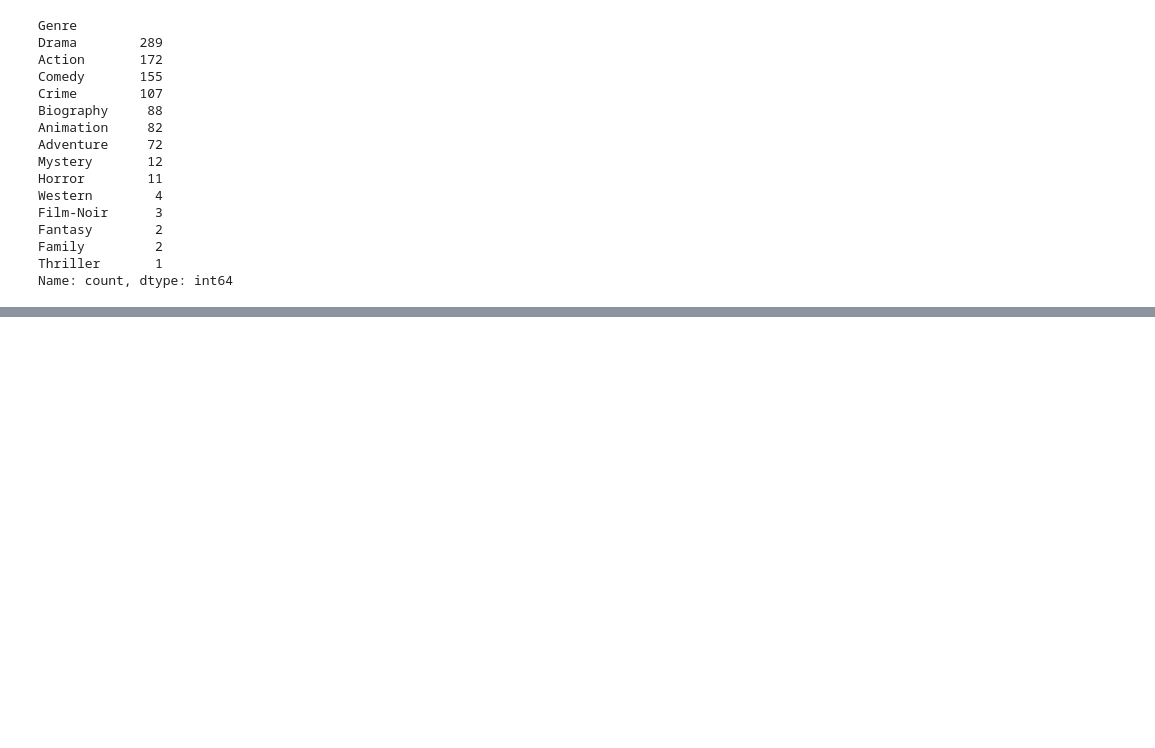
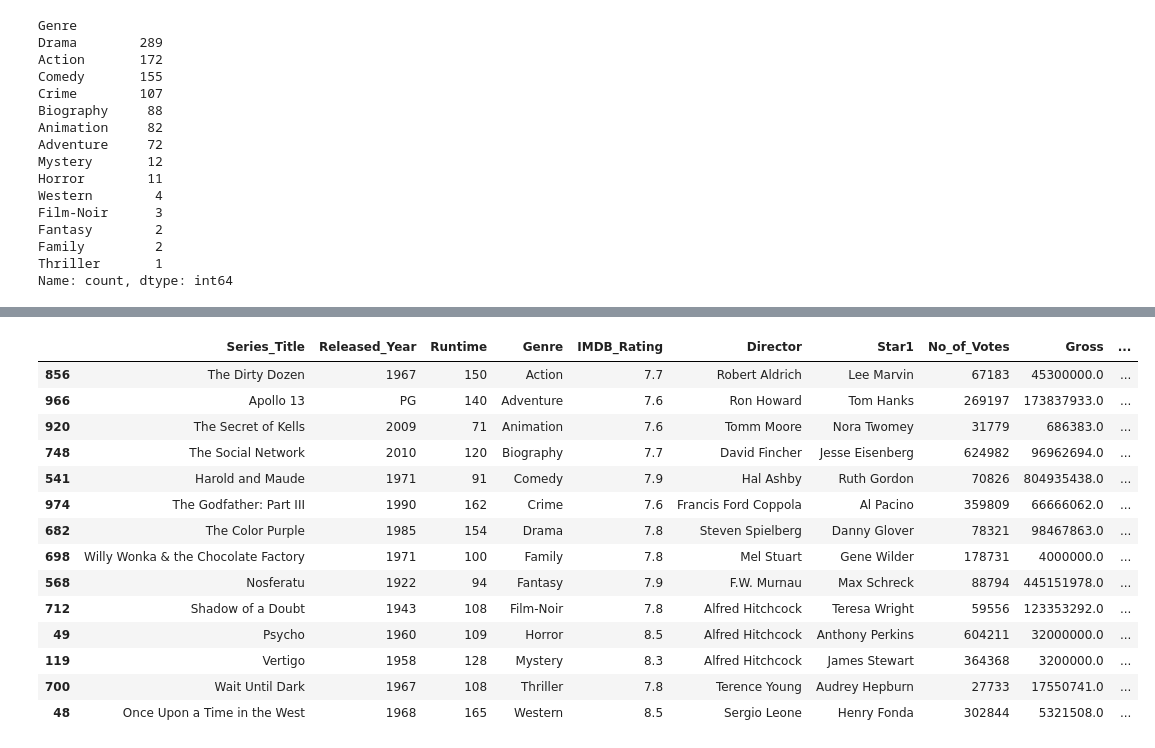
Before and after one commit to Abhishek6706/Fundamentals, a Jupyter notebook: pandas/DataFrame/group_by.ipynb, the cells around one changed output, grey strips where cells are left out. Drawn from its saved outputs; the diff is of its cells as text; code cells hidden in the pictures; blank space fills up the shorter version.

```diff
--- a/pandas/DataFrame/group_by.ipynb
+++ b/pandas/DataFrame/group_by.ipynb
@@ -431,0 +695,18 @@ Name: count, dtype: int64
+# %%
+grouped_data.sample() #get a random data from each group
+# %% [output]
+|  | Series_Title | Released_Year | Runtime | Genre | IMDB_Rating | Director | Star1 | No_of_Votes | Gross | ... |
+| 856 | The Dirty Dozen | 1967 | 150 | Action | 7.7 | Robert Aldrich | Lee Marvin | 67183 | 45300000.0 | ... |
+| 966 | Apollo 13 | PG | 140 | Adventure | 7.6 | Ron Howard | Tom Hanks | 269197 | 173837933.0 | ... |
+| 920 | The Secret of Kells | 2009 | 71 | Animation | 7.6 | Tomm Moore | Nora Twomey | 31779 | 686383.0 | ... |
+| 748 | The Social Network | 2010 | 120 | Biography | 7.7 | David Fincher | Jesse Eisenberg | 624982 | 96962694.0 | ... |
+| 541 | Harold and Maude | 1971 | 91 | Comedy | 7.9 | Hal Ashby | Ruth Gordon | 70826 | 804935438.0 | ... |
+| 974 | The Godfather: Part III | 1990 | 162 | Crime | 7.6 | Francis Ford Coppola | Al Pacino | 359809 | 66666062.0 | ... |
+| 682 | The Color Purple | 1985 | 154 | Drama | 7.8 | Steven Spielberg | Danny Glover | 78321 | 98467863.0 | ... |
+| 698 | Willy Wonka & the Chocolate Factory | 1971 | 100 | Family | 7.8 | Mel Stuart | Gene Wilder | 178731 | 4000000.0 | ... |
+| 568 | Nosferatu | 1922 | 94 | Fantasy | 7.9 | F.W. Murnau | Max Schreck | 88794 | 445151978.0 | ... |
+| 712 | Shadow of a Doubt | 1943 | 108 | Film-Noir | 7.8 | Alfred Hitchcock | Teresa Wright | 59556 | 123353292.0 | ... |
+| 49 | Psycho | 1960 | 109 | Horror | 8.5 | Alfred Hitchcock | Anthony Perkins | 604211 | 32000000.0 | ... |
+| 119 | Vertigo | 1958 | 128 | Mystery | 8.3 | Alfred Hitchcock | James Stewart | 364368 | 3200000.0 | ... |
+| 700 | Wait Until Dark | 1967 | 108 | Thriller | 7.8 | Terence Young | Audrey Hepburn | 27733 | 17550741.0 | ... |
+| 48 | Once Upon a Time in the West | 1968 | 165 | Western | 8.5 | Sergio Leone | Henry Fonda | 302844 | 5321508.0 | ... |
```
Also changed, not shown: parts of 33 cells of this notebook.
